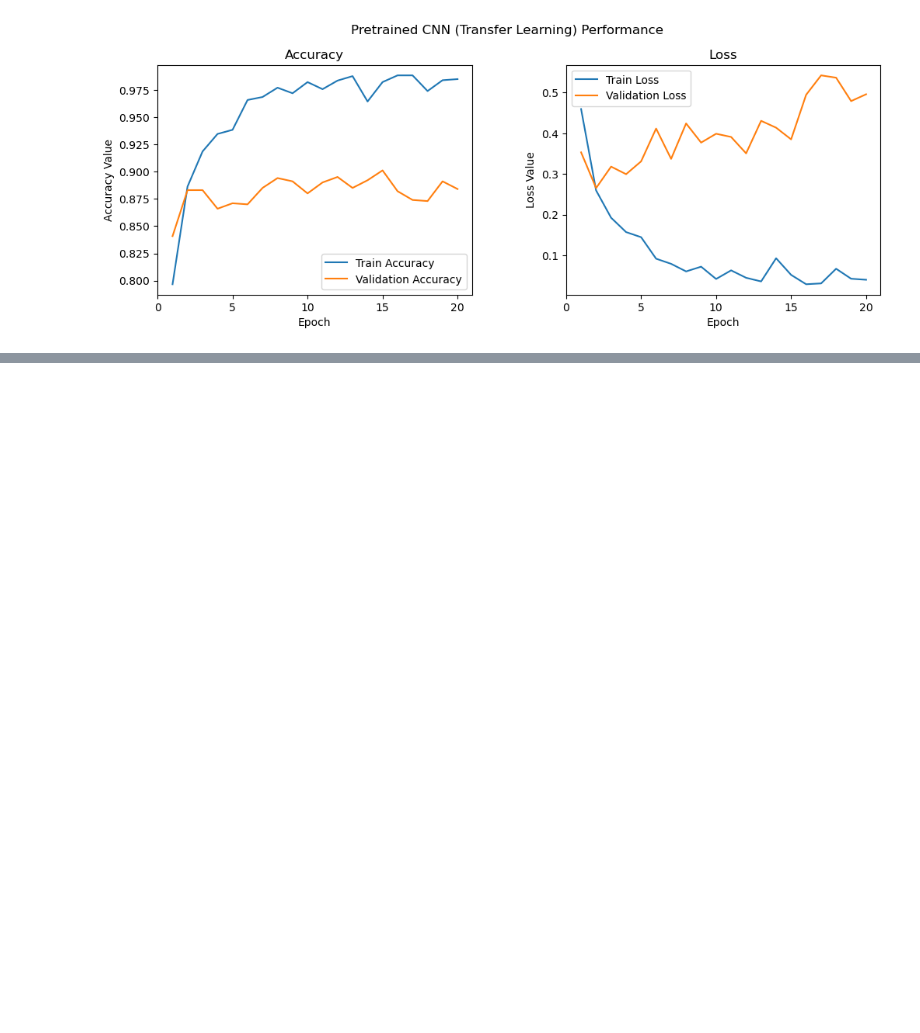
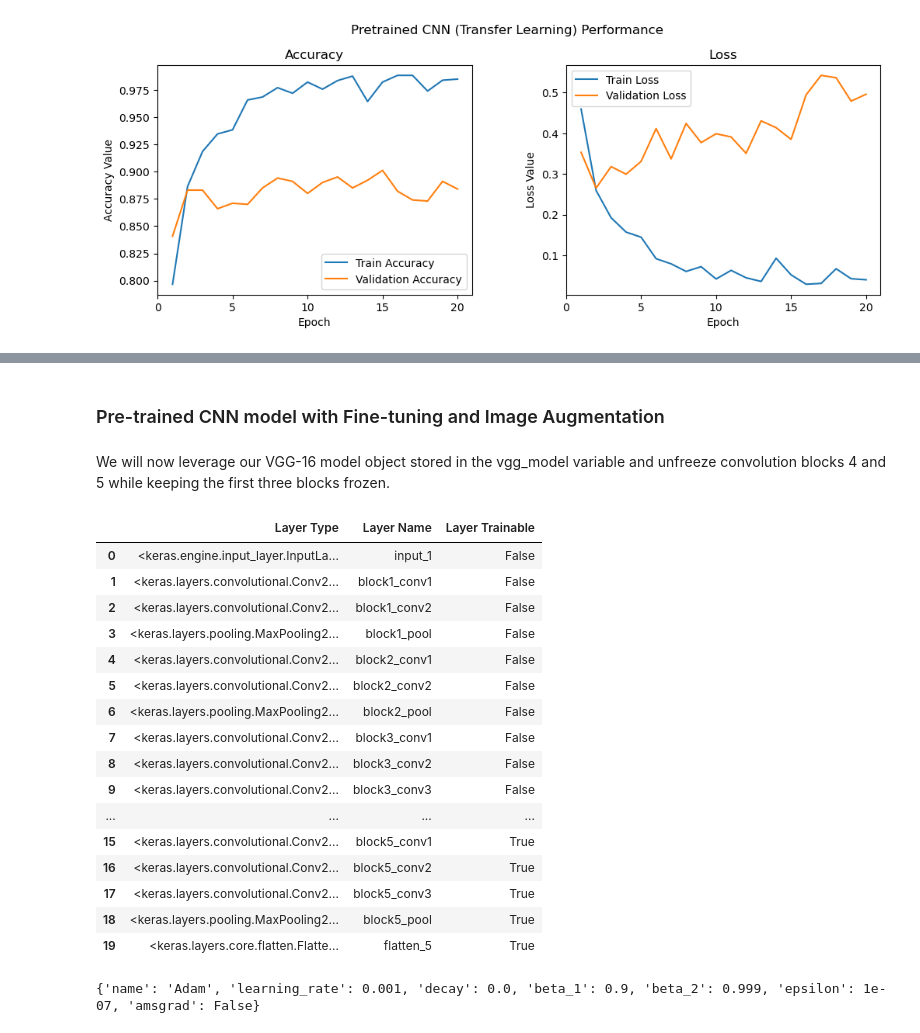
Before and after one commit to mshayganfar/ML_coding, a Jupyter notebook: transfer_learning/CNN_transfer_learning.ipynb, the cells around one changed output, grey strips where cells are left out. Cells and saved outputs as stored; diff of their text form; code cells hidden in the pictures; blank space fills up the shorter version.

Commit message:
add fine tunning to layers 4 and 5

```diff
--- a/transfer_learning/CNN_transfer_learning.ipynb
+++ b/transfer_learning/CNN_transfer_learning.ipynb
@@ -548,0 +625,36 @@ model.save('models/cats_dogs_transfer_learning_basic_cnn.h5')
+# %% [markdown]
+### Pre-trained CNN model with Fine-tuning and Image Augmentation
+# %% [markdown]
+We will now leverage our VGG-16 model object stored in the vgg_model variable and unfreeze convolution blocks 4 and 5 while keeping the first three blocks frozen.
+# %%
+vgg_model.trainable = True
+
+set_trainable = False
+for layer in vgg_model.layers:
+    if layer.name in ['block5_conv1', 'block4_conv1']:
+        set_trainable = True
+    if set_trainable:
+        layer.trainable = True
+    else:
+        layer.trainable = False
+
+layers = [(layer, layer.name, layer.trainable) for layer in vgg_model.layers]
+pd.DataFrame(layers, columns=['Layer Type', 'Layer Name', 'Layer Trainable'])
+# %% [output]
+|  | Layer Type | Layer Name | Layer Trainable |
+| 0 | <keras.engine.input_layer.InputLa... | input_1 | False |
+| 1 | <keras.layers.convolutional.Conv2... | block1_conv1 | False |
+| 2 | <keras.layers.convolutional.Conv2... | block1_conv2 | False |
+| 3 | <keras.layers.pooling.MaxPooling2... | block1_pool | False |
+| 4 | <keras.layers.convolutional.Conv2... | block2_conv1 | False |
+| 5 | <keras.layers.convolutional.Conv2... | block2_conv2 | False |
+| 6 | <keras.layers.pooling.MaxPooling2... | block2_pool | False |
+| 7 | <keras.layers.convolutional.Conv2... | block3_conv1 | False |
+| 8 | <keras.layers.convolutional.Conv2... | block3_conv2 | False |
+| 9 | <keras.layers.convolutional.Conv2... | block3_conv3 | False |
+| ... | ... | ... | ... |
+| 15 | <keras.layers.convolutional.Conv2... | block5_conv1 | True |
+| 16 | <keras.layers.convolutional.Conv2... | block5_conv2 | True |
+| 17 | <keras.layers.convolutional.Conv2... | block5_conv3 | True |
+| 18 | <keras.layers.pooling.MaxPooling2... | block5_pool | True |
+| 19 | <keras.layers.core.flatten.Flatte... | flatten_5 | True |
@@ -548,0 +685,4 @@ model.save('models/cats_dogs_transfer_learning_basic_cnn.h5')
+# %%
+print(model.optimizer.get_config())
+# %% [output]
+{'name': 'Adam', 'learning_rate': 0.001, 'decay': 0.0, 'beta_1': 0.9, 'beta_2': 0.999, 'epsilon': 1e-07, 'amsgrad': False}
```
Also changed, not shown: parts of 16 cells of this notebook.
